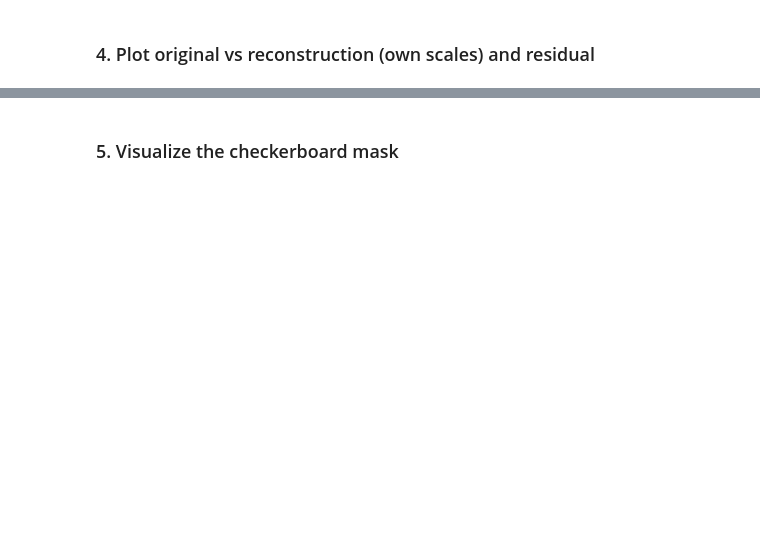
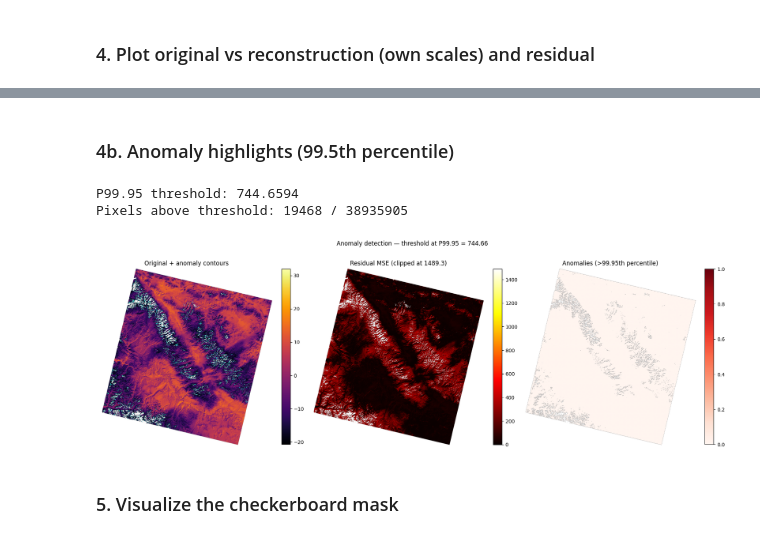
Before and after one commit to rashwin88/hsi-anomaly-foundations-allotrope, a Jupyter notebook: exploratory_analyses/spatial_ae_inference_demo.ipynb, the cells around one changed output, grey strips where cells are left out. Drawn from its saved outputs; the diff is of its cells as text; code cells hidden in the pictures; blank space fills up the shorter version.

```diff
--- a/exploratory_analyses/spatial_ae_inference_demo.ipynb
+++ b/exploratory_analyses/spatial_ae_inference_demo.ipynb
@@ -21,11 +21,14 @@ if PROJECT_ROOT not in sys.path:
 from app.models.file_processing.sources import FileSourceConfig
 from app.utils.dataset_builder.landsat_dataset_builder import LandsatDataBuilder
 
+
+
+
+
 THERMAL_TIF = os.path.join(
     PROJECT_ROOT,
-    "tests/test_payloads/thermal_2/LC09_L2SP_147049_20251121_20251122_02_T1_ST_B10.TIF",
+    "tests/test_payloads/thermal_3/LC09_L2SP_145038_20240206_20240209_02_T1_ST_B10.TIF",
 )
-
 builder = LandsatDataBuilder(
     file_source_configuration=FileSourceConfig(source_path=THERMAL_TIF)
 )
@@ -39,11 +58,11 @@ print(f"Validity mask shape: {vendable.validity_cube.shape}")
 from app.models.training.inference_config import InferenceConfig
 from app.foundation_models.inferencers.inferencer_factory import get_inferencer
 
-PATCH_SIZE = 64
+PATCH_SIZE = 256
 
 CHECKPOINT = os.path.join(
     PROJECT_ROOT,
-    "checkpoints/spatial_ae/spatial_autoencoder_v0.1.0_epoch5.pt",
+    "checkpoints/spatial_ae/spatial_autoencoder_v0.2.0_epoch30.pt",
 )
 
 config = InferenceConfig(
@@ -56,7 +75,7 @@ config = InferenceConfig(
     },
     checkpoint_path=CHECKPOINT,
     patch_size=PATCH_SIZE,
-    checkerboard_cell_size=1,
+    checkerboard_cell_size=10,
 )
 
 inferencer = get_inferencer(config)
@@ -115,3 +141,49 @@ plt.show()
+# %% [markdown]
+### 4b. Anomaly highlights (99.5th percentile)
+# %%
+PERCENTILE = 99.95
+
+# Compute threshold on valid pixels only
+valid_residuals = residual[mask == 1]
+threshold = np.percentile(valid_residuals, PERCENTILE)
+print(f"P{PERCENTILE} threshold: {threshold:.4f}")
+print(f"Pixels above threshold: {(valid_residuals > threshold).sum()} / {valid_residuals.size}")
+
+# Binary anomaly mask: above threshold and valid
+anomaly_binary = ((residual > threshold) & (mask == 1)).astype(float)
+
+fig, axes = plt.subplots(1, 3, figsize=(18, 6))
+
+# Original with anomaly contours overlaid
+im0 = axes[0].imshow(original_masked, cmap="inferno")
+axes[0].contour(anomaly_binary, levels=[0.5], colors="cyan", linewidths=0.5)
+axes[0].set_title("Original + anomaly contours")
+plt.colorbar(im0, ax=axes[0], fraction=0.046, pad=0.04)
+
+# Residual MSE clipped at threshold to show detail in the hot tail
+im1 = axes[1].imshow(residual_masked, cmap="hot", vmin=0, vmax=threshold * 2)
+axes[1].set_title(f"Residual MSE (clipped at {threshold*2:.1f})")
+plt.colorbar(im1, ax=axes[1], fraction=0.046, pad=0.04)
+
+# Binary anomaly map
+anomaly_display = np.ma.masked_where(mask == 0, anomaly_binary)
+im2 = axes[2].imshow(anomaly_display, cmap="Reds", vmin=0, vmax=1)
+axes[2].set_title(f"Anomalies (>{PERCENTILE}th percentile)")
+plt.colorbar(im2, ax=axes[2], fraction=0.046, pad=0.04)
+
+for ax in axes:
+    ax.axis("off")
+
+plt.suptitle(
+    f"Anomaly detection — threshold at P{PERCENTILE} = {threshold:.2f}",
+    y=1.02,
+)
+plt.tight_layout()
+plt.show()
+# %% [output]
+P99.95 threshold: 744.6594
+Pixels above threshold: 19468 / 38935905
+[figure, added]
 # %% [markdown]
 ### 5. Visualize the checkerboard mask
 # %%
```
Also changed, not shown: parts of 4 cells of this notebook, 3 other files.
